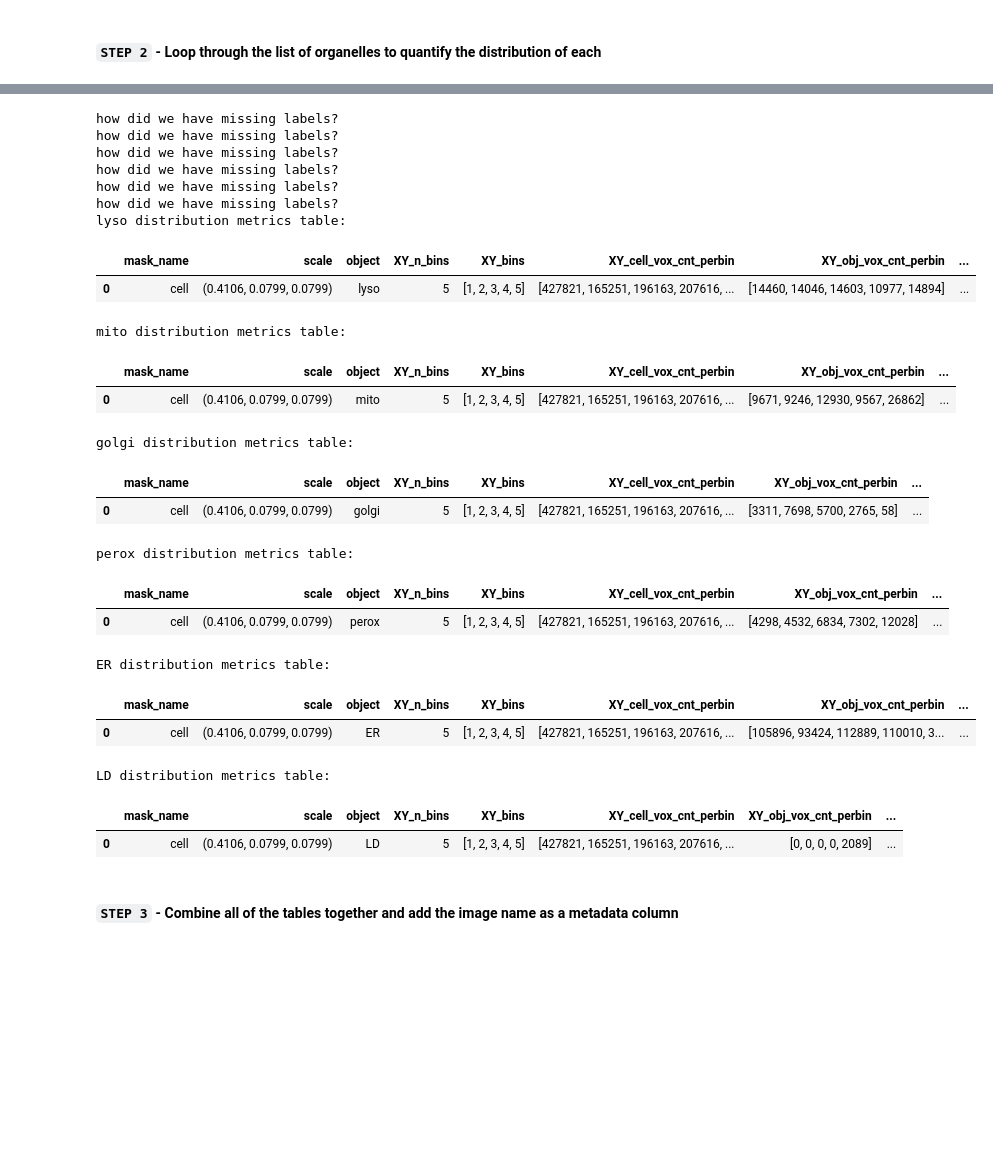
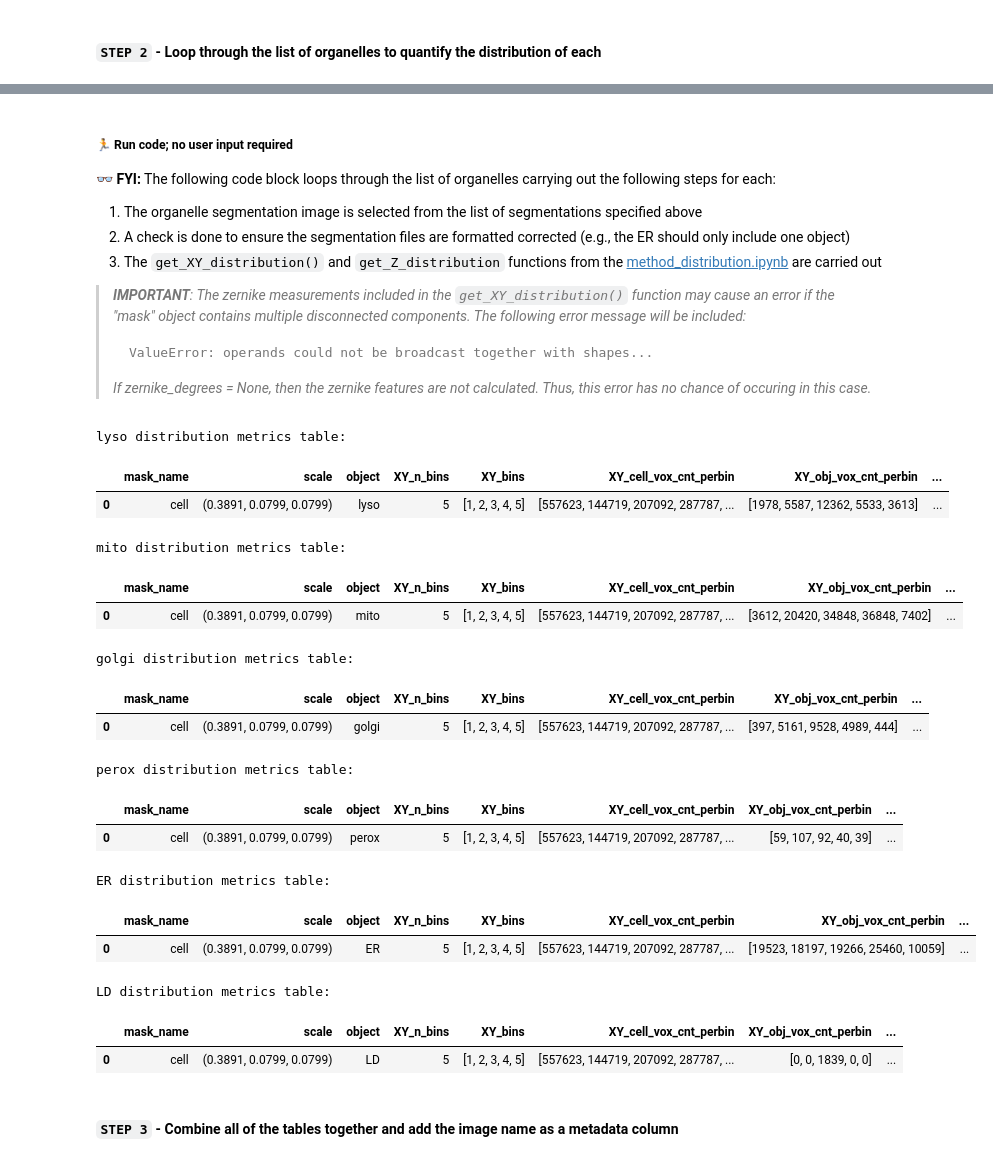
Before and after one commit to SCohenLab/infer-subc, a Jupyter notebook: notebooks/part_2_quantification/2.3_organelle_distribution.ipynb, the cells around one changed output, grey strips where cells are left out. Saved outputs shown, nothing was run; the diff lists cells and outputs as text; code cells hidden in the pictures; blank space fills up the shorter version.

````diff
--- a/notebooks/part_2_quantification/2.3_organelle_distribution.ipynb
+++ b/notebooks/part_2_quantification/2.3_organelle_distribution.ipynb
@@ -140,7 +143,7 @@ pd.set_option('display.width', 1000)
 Please specify the following information about your data: `sample_data_type`, `im_type`, `data_root_path`, `in_data_path`, and `out_data_path`.
 # %%
 ### USER INPUT REQUIRED ###
-sample_data_type = 'neuron_1'   # Options: None, 'neuron_1', 'astrocyte', 'neuron_2', 'iPSC'
+sample_data_type = None   # Options: None, 'neuron_1', 'astrocyte', 'neuron_2', 'iPSC'
 # %%
 #### USER INPUT REQUIRED ###
 raw_img_type = ".czi"
@@ -198,7 +218,7 @@ Specify the following information about the segmentation files: - `org_file_name
 org_file_names = ["lyso", "mito", "golgi", "perox", "ER", "LD"]
 org_channels_ordered = [3, 4, 2, 5, 1, 0]
 regions_file_names = ["cell", "nuc"]
-suffix_separator = ""
+suffix_separator = "-20230426_test"
 mask_name = "cell"
 # %% [markdown]
 #### &#x1F3C3; **Run code; no user input required**
@@ -316,14 +337,31 @@ centering_obj = "nuc"
 num_bins=5
 center_on=False
 keep_center_as_bin=True
-zernike_degrees=None
+zernike_degrees=9
+# %% [markdown]
+##### &#x1F3C3; **Run code; no user input required**
+
+&#x1F453; **FYI:** The following code block loops through the list of organelles carrying out the following steps for each:
+1) The organelle segmentation image is selected from the list of segmentations specified above
+2) A check is done to ensure the segmentation files are formatted corrected (e.g., the ER should only include one object)
+3) The `get_XY_distribution()` and `get_Z_distribution` functions from the [method_distribution.ipynb](method_distribution.ipynb) are carried out
+
+> ***IMPORTANT**: The zernike measurements included in the `get_XY_distribution()` function may cause an error if the "mask" object contains multiple disconnected components. The following error message will be included:*
+> ```l
+> ValueError: operands could not be broadcast together with shapes...
+> ```
+>*If zernike_degrees = None, then the zernike features are not calculated. Thus, this error has no chance of occuring in this case.*
 # %%
 # specify the centering image to use during quantification based on the centering object name provided
-if centering_obj == None:
-    print("No centering object provided. Using center of mask or entire image for distribution centering.")
+if regions_file_names is None or regions_list is None:
+    print("No regions provided. No centering object will be used in distribution analysis.")
     centering_img = None
-elif centering_obj not in regions_file_names:
-    raise ValueError(f"Centering object '{centering_obj}' not found in region names: {regions_file_names}")
+elif centering_obj is None or centering_obj not in regions_file_names:
+    if centering_obj is not None:
+        raise ValueError(f"Centering object '{centering_obj}' not found in region names: {regions_file_names}")
+    else:
+        print("No centering object provided. Using center of mask or entire image for distribution centering.")
+    centering_img = None
 else:
     centering_img = regions_list[regions_file_names.index(centering_obj)]
 
@@ -334,11 +372,7 @@ XY_wedges_imgs = []
 
 # loop through the list of organelles and run the get_XY_distribution and get_Z_distribution function
 for j, target in enumerate(org_file_names):
-    # select segmentation and if ER, ensure it is only one object
-    if target == 'ER':
-        org_obj = (organelles_list[j] > 0).astype(np.uint16)
-    else:
-        org_obj = organelles_list[j]
+    org_obj = organelles_list[j]
 
     # run get_XY_distribution function to output a table of distribution measurements in respect to a specified object in the XY
     XY_distribution, XY_bins, XY_wedges = get_XY_distribution(mask=mask,
@@ -350,55 +384,49 @@ for j, target in enumerate(org_file_names):
                                                                 num_bins=num_bins,
                                                                 center_on=center_on,
                                                                 keep_center_as_bin=keep_center_as_bin,
                                                                 zernike_degrees=zernike_degrees # set to None if you wish to skip quantification of zernike features
                                                                 )
 
     # if XY_bins_imgs list is empty append, if not skip
     if not XY_bins_imgs and not XY_wedges_imgs:
         XY_bins_imgs.append(XY_bins)
         XY_wedges_imgs.append(XY_wedges)
 
     # run get_Z_distribution function to output a table of distribution measurements in respect to a specified object in the Z
     Z_distribution = get_Z_distribution(mask=mask,
                                             mask_name = mask_name,
                                             obj=org_obj,
                                             obj_name=target,
                                             center_obj=centering_img,
                                             scale=scale)
 
     # add table to list above
     dist_tab = pd.merge(XY_distribution, Z_distribution)
     dist_tabs.append(dist_tab)
 
 # print each table for each organelle separately
 for i, org in enumerate(org_file_names):
     print(f"{org} distribution metrics table:")
     display(dist_tabs[i])
 # %% [output]
-how did we have missing labels?
-how did we have missing labels?
-how did we have missing labels?
-how did we have missing labels?
-how did we have missing labels?
-how did we have missing labels?
 lyso distribution metrics table:
 |  | mask_name | scale | object | XY_n_bins | XY_bins | XY_cell_vox_cnt_perbin | XY_obj_vox_cnt_perbin | ... |
-| 0 | cell | (0.4106, 0.0799, 0.0799) | lyso | 5 | [1, 2, 3, 4, 5] | [427821, 165251, 196163, 207616, ... | [14460, 14046, 14603, 10977, 14894] | ... |
+| 0 | cell | (0.3891, 0.0799, 0.0799) | lyso | 5 | [1, 2, 3, 4, 5] | [557623, 144719, 207092, 287787, ... | [1978, 5587, 12362, 5533, 3613] | ... |
 mito distribution metrics table:
 |  | mask_name | scale | object | XY_n_bins | XY_bins | XY_cell_vox_cnt_perbin | XY_obj_vox_cnt_perbin | ... |
-| 0 | cell | (0.4106, 0.0799, 0.0799) | mito | 5 | [1, 2, 3, 4, 5] | [427821, 165251, 196163, 207616, ... | [9671, 9246, 12930, 9567, 26862] | ... |
+| 0 | cell | (0.3891, 0.0799, 0.0799) | mito | 5 | [1, 2, 3, 4, 5] | [557623, 144719, 207092, 287787, ... | [3612, 20420, 34848, 36848, 7402] | ... |
 golgi distribution metrics table:
 |  | mask_name | scale | object | XY_n_bins | XY_bins | XY_cell_vox_cnt_perbin | XY_obj_vox_cnt_perbin | ... |
-| 0 | cell | (0.4106, 0.0799, 0.0799) | golgi | 5 | [1, 2, 3, 4, 5] | [427821, 165251, 196163, 207616, ... | [3311, 7698, 5700, 2765, 58] | ... |
+| 0 | cell | (0.3891, 0.0799, 0.0799) | golgi | 5 | [1, 2, 3, 4, 5] | [557623, 144719, 207092, 287787, ... | [397, 5161, 9528, 4989, 444] | ... |
 perox distribution metrics table:
 |  | mask_name | scale | object | XY_n_bins | XY_bins | XY_cell_vox_cnt_perbin | XY_obj_vox_cnt_perbin | ... |
-| 0 | cell | (0.4106, 0.0799, 0.0799) | perox | 5 | [1, 2, 3, 4, 5] | [427821, 165251, 196163, 207616, ... | [4298, 4532, 6834, 7302, 12028] | ... |
+| 0 | cell | (0.3891, 0.0799, 0.0799) | perox | 5 | [1, 2, 3, 4, 5] | [557623, 144719, 207092, 287787, ... | [59, 107, 92, 40, 39] | ... |
 ER distribution metrics table:
 |  | mask_name | scale | object | XY_n_bins | XY_bins | XY_cell_vox_cnt_perbin | XY_obj_vox_cnt_perbin | ... |
-| 0 | cell | (0.4106, 0.0799, 0.0799) | ER | 5 | [1, 2, 3, 4, 5] | [427821, 165251, 196163, 207616, ... | [105896, 93424, 112889, 110010, 3... | ... |
+| 0 | cell | (0.3891, 0.0799, 0.0799) | ER | 5 | [1, 2, 3, 4, 5] | [557623, 144719, 207092, 287787, ... | [19523, 18197, 19266, 25460, 10059] | ... |
 LD distribution metrics table:
 |  | mask_name | scale | object | XY_n_bins | XY_bins | XY_cell_vox_cnt_perbin | XY_obj_vox_cnt_perbin | ... |
-| 0 | cell | (0.4106, 0.0799, 0.0799) | LD | 5 | [1, 2, 3, 4, 5] | [427821, 165251, 196163, 207616, ... | [0, 0, 0, 0, 2089] | ... |
+| 0 | cell | (0.3891, 0.0799, 0.0799) | LD | 5 | [1, 2, 3, 4, 5] | [557623, 144719, 207092, 287787, ... | [0, 0, 1839, 0, 0] | ... |
 # %% [markdown]
 #### **`STEP 3` - Combine all of the tables together and add the image name as a metadata column**
 # %% [markdown]
````
Also changed, not shown: parts of 23 cells of this notebook.
